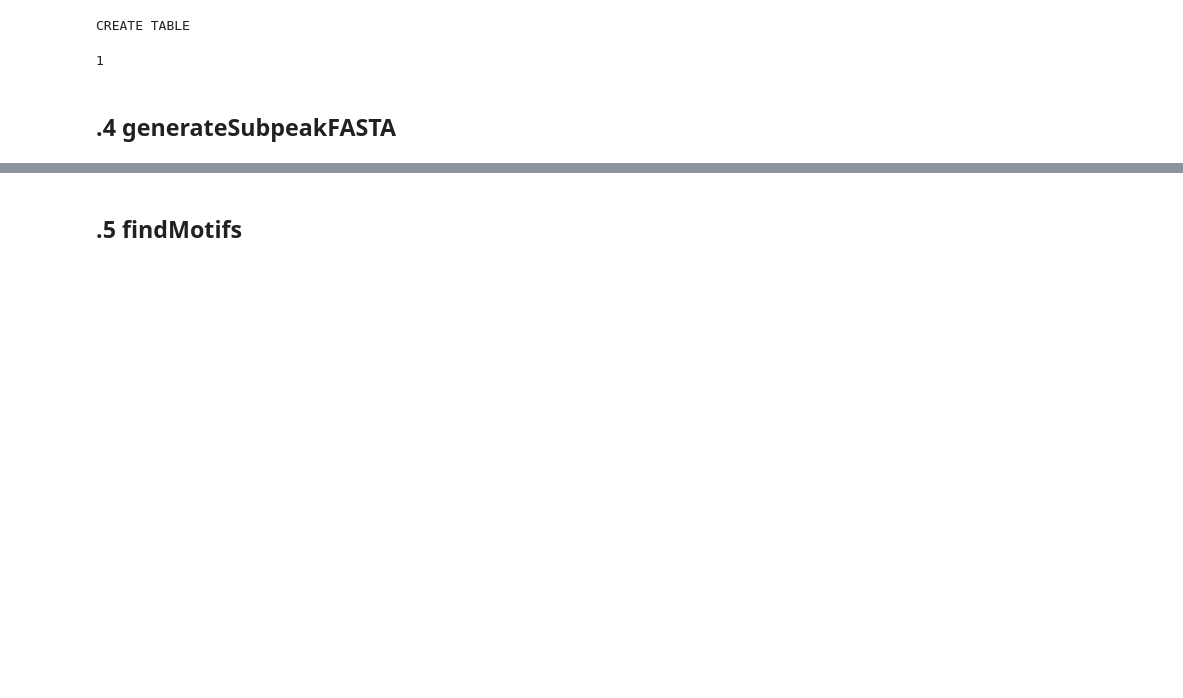
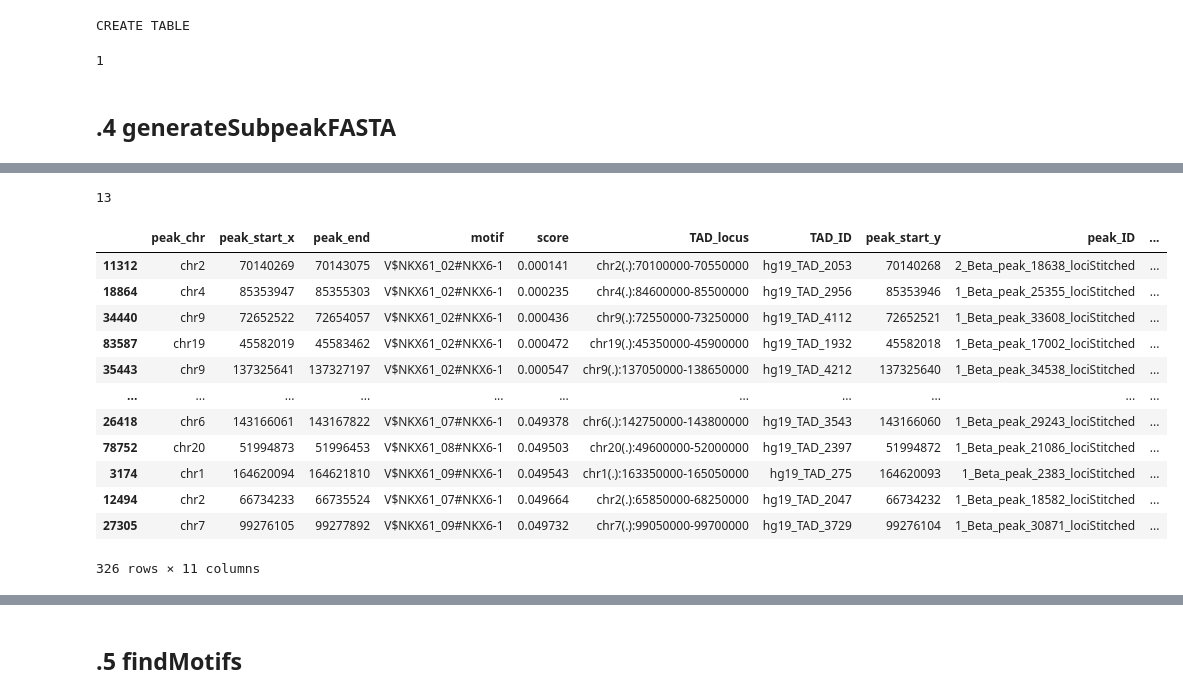
Before and after one commit to jieyi97/CRC-Construction, a Jupyter notebook: python_scripts.ipynb, the cells around one changed output, grey strips where cells are left out. Saved outputs shown, nothing was run; the diff lists cells and outputs as text; code cells hidden in the pictures; blank space fills up the shorter version.

```diff
--- a/python_scripts.ipynb
+++ b/python_scripts.ipynb
@@ -836,0 +1825,21 @@ subpeakBED, subpeakDict = generateSubpeakFASTA(c, subpeaks, genomeDirectory, mot
+# %%
+df[(df['motif'].str.contains('NKX61')) & (df.score <= 0.05)]['gene_name'].value_counts()['NKX6-1']
+# %% [output]
+13
+# %%
+df[(df['motif'].str.contains('NKX61')) & (df.score <= 0.05)].sort_values(by='score')
+#df[(df['motif'].str.contains('BHLHE40')) & (df.score <= 0.05) & (df['gene_name'].str.contains('BHLHE40'))].sort_values(by='score')
+# %% [output]
+|  | peak_chr | peak_start_x | peak_end | motif | score | TAD_locus | TAD_ID | peak_start_y | peak_ID | ... |
+| 11312 | chr2 | 70140269 | 70143075 | V$NKX61_02#NKX6-1 | 0.000141 | chr2(.):70100000-70550000 | hg19_TAD_2053 | 70140268 | 2_Beta_peak_18638_lociStitched | ... |
+| 18864 | chr4 | 85353947 | 85355303 | V$NKX61_02#NKX6-1 | 0.000235 | chr4(.):84600000-85500000 | hg19_TAD_2956 | 85353946 | 1_Beta_peak_25355_lociStitched | ... |
+| 34440 | chr9 | 72652522 | 72654057 | V$NKX61_02#NKX6-1 | 0.000436 | chr9(.):72550000-73250000 | hg19_TAD_4112 | 72652521 | 1_Beta_peak_33608_lociStitched | ... |
+| 83587 | chr19 | 45582019 | 45583462 | V$NKX61_02#NKX6-1 | 0.000472 | chr19(.):45350000-45900000 | hg19_TAD_1932 | 45582018 | 1_Beta_peak_17002_lociStitched | ... |
+| 35443 | chr9 | 137325641 | 137327197 | V$NKX61_02#NKX6-1 | 0.000547 | chr9(.):137050000-138650000 | hg19_TAD_4212 | 137325640 | 1_Beta_peak_34538_lociStitched | ... |
+| ... | ... | ... | ... | ... | ... | ... | ... | ... | ... | ... |
+| 26418 | chr6 | 143166061 | 143167822 | V$NKX61_07#NKX6-1 | 0.049378 | chr6(.):142750000-143800000 | hg19_TAD_3543 | 143166060 | 1_Beta_peak_29243_lociStitched | ... |
+| 78752 | chr20 | 51994873 | 51996453 | V$NKX61_08#NKX6-1 | 0.049503 | chr20(.):49600000-52000000 | hg19_TAD_2397 | 51994872 | 1_Beta_peak_21086_lociStitched | ... |
+| 3174 | chr1 | 164620094 | 164621810 | V$NKX61_09#NKX6-1 | 0.049543 | chr1(.):163350000-165050000 | hg19_TAD_275 | 164620093 | 1_Beta_peak_2383_lociStitched | ... |
+| 12494 | chr2 | 66734233 | 66735524 | V$NKX61_07#NKX6-1 | 0.049664 | chr2(.):65850000-68250000 | hg19_TAD_2047 | 66734232 | 1_Beta_peak_18582_lociStitched | ... |
+| 27305 | chr7 | 99276105 | 99277892 | V$NKX61_09#NKX6-1 | 0.049732 | chr7(.):99050000-99700000 | hg19_TAD_3729 | 99276104 | 1_Beta_peak_30871_lociStitched | ... |
+326 rows × 11 columns
```
Also changed, not shown: parts of 117 cells of this notebook, 5 other files.
